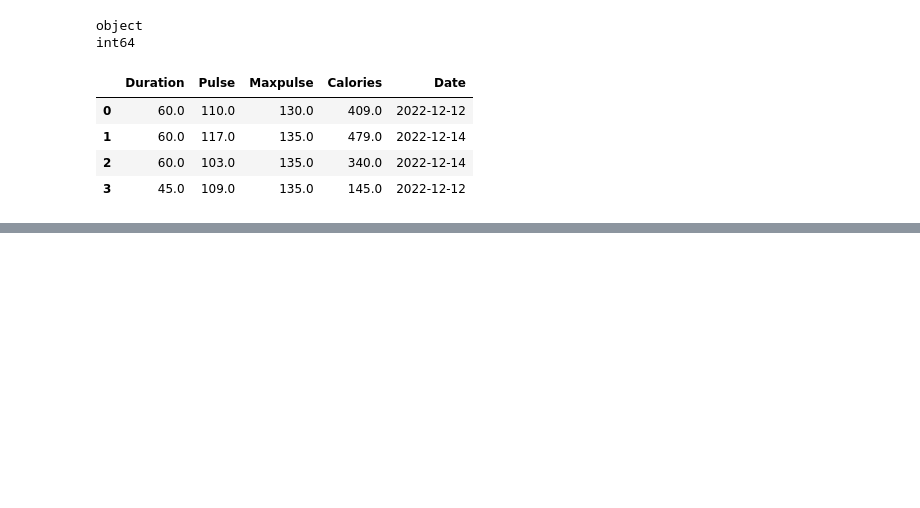
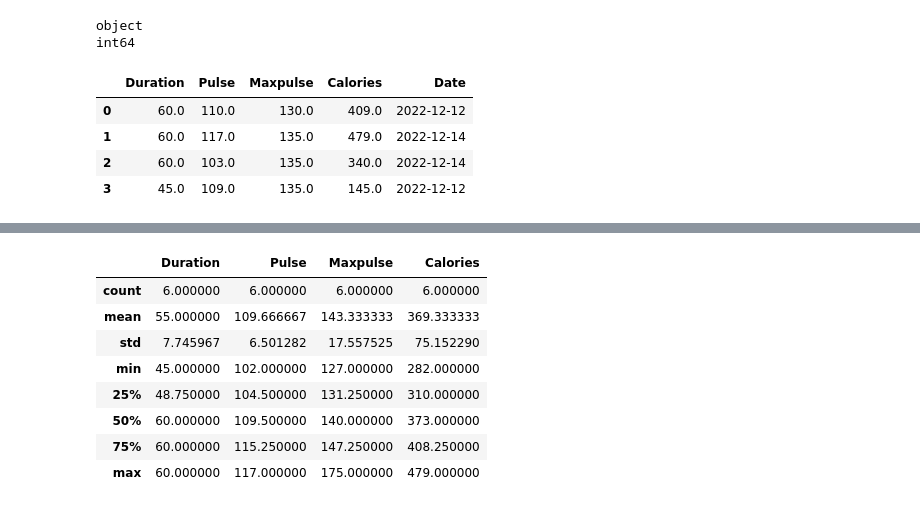
Before and after one commit to tomasz-te/Drafts, a Jupyter notebook: Pandas.ipynb, the cells around one changed output, grey strips where cells are left out. Cells and saved outputs as stored; diff of their text form; code cells hidden in the pictures; blank space fills up the shorter version.

```diff
--- a/Pandas.ipynb
+++ b/Pandas.ipynb
@@ -222,0 +250,12 @@ df.drop_duplicates(inplace=True)
+# %%
+df.describe()
+# %% [output]
+|  | Duration | Pulse | Maxpulse | Calories |
+| count | 6.000000 | 6.000000 | 6.000000 | 6.000000 |
+| mean | 55.000000 | 109.666667 | 143.333333 | 369.333333 |
+| std | 7.745967 | 6.501282 | 17.557525 | 75.152290 |
+| min | 45.000000 | 102.000000 | 127.000000 | 282.000000 |
+| 25% | 48.750000 | 104.500000 | 131.250000 | 310.000000 |
+| 50% | 60.000000 | 109.500000 | 140.000000 | 373.000000 |
+| 75% | 60.000000 | 115.250000 | 147.250000 | 408.250000 |
+| max | 60.000000 | 117.000000 | 175.000000 | 479.000000 |
```
Also changed, not shown: parts of 16 cells of this notebook.
